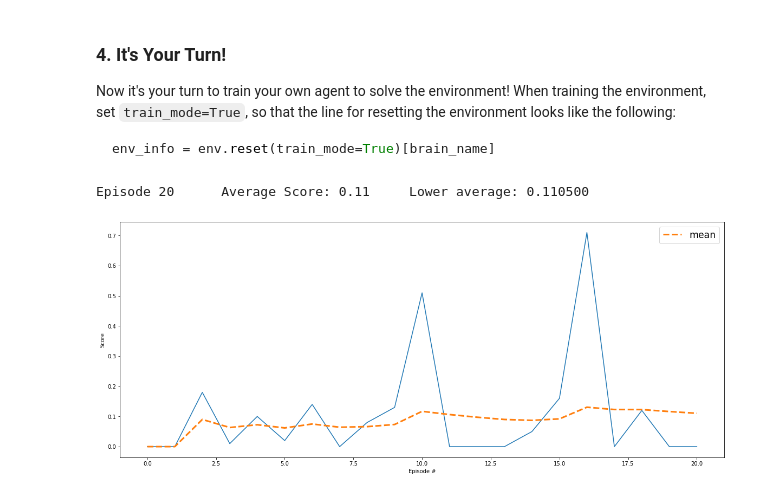
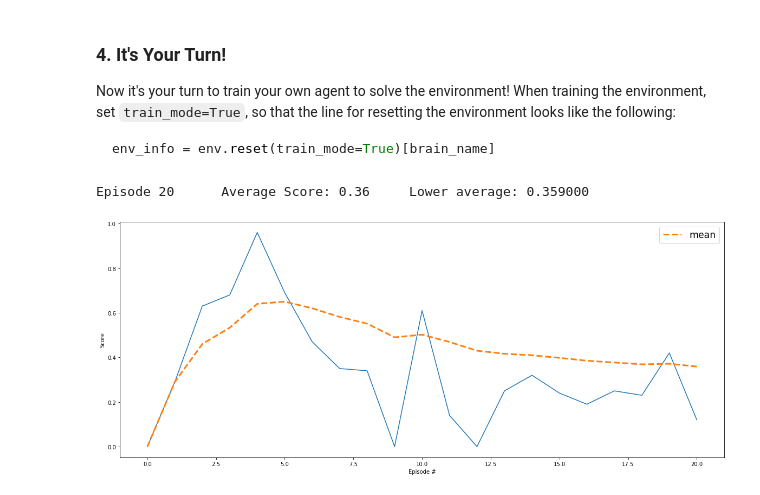
Before and after one commit to silviomori/udacity-deep-reinforcement-learning-p2-continuous-control, a Jupyter notebook: Continuous_Control.ipynb, the cells around one changed output. Cells and saved outputs as stored; diff of their text form; code cells hidden in the pictures.

Commit message:
feat: Draft the DDPG Agent

```diff
--- a/Continuous_Control.ipynb
+++ b/Continuous_Control.ipynb
@@ -155,21 +157,16 @@ def ddpg(n_episodes=2000, max_t=1000):
         states = env.reset(train_mode=True)[brain_name].vector_observations
         scores_from_episode = np.zeros(num_agents)          # sum of the scores from one episode for each agent
         for t in range(max_t):
-            actions = np.random.randn(num_agents, action_size) # select the next action for each agent
-            env_info = env.step(actions)[brain_name]           # send the actions to the environment
+            actions = agent.act(states)                     # select the next action for each agent
+            env_info = env.step(actions)[brain_name]        # send the actions to the environment
 
             next_states = env_info.vector_observations      # get the next states
             rewards = env_info.rewards                      # get the rewards
-            done = env_info.local_done                      # see if episode has finished
 
-#             agent.step(state, action, reward, next_state, done)
+#             agent.step(states, actions, rewards, next_states)
 
             states = next_states
             scores_from_episode += rewards
-
-            ## TODO: Improve this condition when there are more than 1 agent
-            if any(done):
-                break
 
         scores_from_episode = np.array(scores_from_episode).reshape(1,-1)
         scores = np.concatenate((scores, scores_from_episode), axis=0)     # save most recent score
@@ -195,19 +192,20 @@ def ddpg(n_episodes=2000, max_t=1000):
 
     return scores, scores_mean, scores_window
 # %%
+agent = Agent(state_size, action_size, random_seed=0)
 scores, mean, scores_window = ddpg(20)
 
 fig = plt.figure(figsize=(20,8))
 ax = fig.add_subplot(111)
 
 plt.plot(scores)
 plt.plot(mean.mean(axis=1), label='mean', linestyle='--', linewidth=3)
 plt.ylabel('Score')
 plt.xlabel('Episode #')
 plt.legend(fontsize='xx-large')
 plt.show()
 # %% [output]
-Episode 20      Average Score: 0.11     Lower average: 0.110500
+Episode 20      Average Score: 0.36     Lower average: 0.359000
-[figure, old version]
+[figure, new version]
 # %%
 env.close()
```
Also changed, not shown: parts of 2 cells of this notebook, 1 other file.
